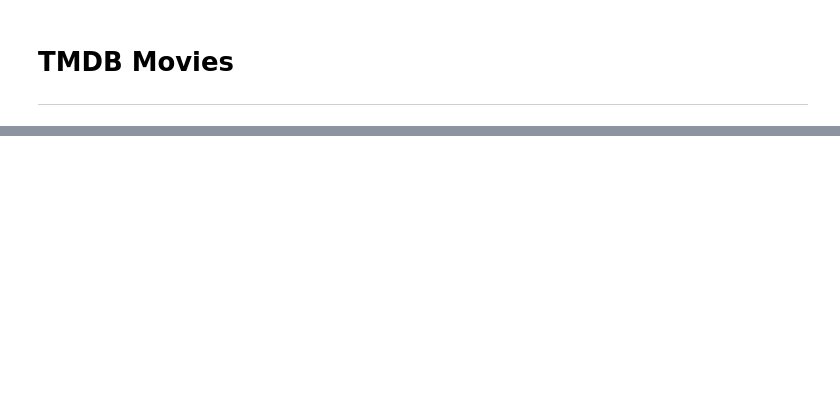
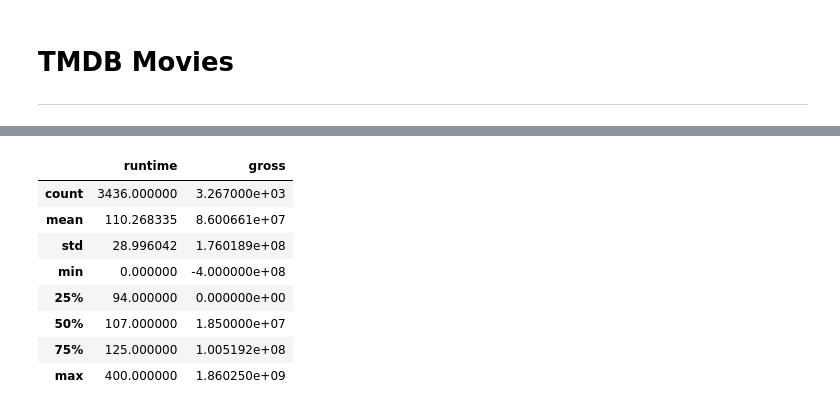
Before and after one commit to BramSunner/project-4-group-18, a Jupyter notebook: data_cleaning/data_cleaning.ipynb, the cells around one changed output, grey strips where cells are left out. Drawn from its saved outputs; the diff is of its cells as text; code cells hidden in the pictures; blank space fills up the shorter version.

```diff
--- a/data_cleaning/data_cleaning.ipynb
+++ b/data_cleaning/data_cleaning.ipynb
@@ -354,0 +566,6 @@ w_df.head()
+# %%
+# This is looking good. Time to add the two DataFrames together.
+concat_df = pd.concat([imdb_df, tmdb_df])
+
+display(concat_df.info())
+display(concat_df.head())
@@ -354,0 +597,16 @@ w_df.head()
+# %%
+# Let's fill in some of the data that is still missing.
+# We have a lot missing from gross.
+# And 1 row is missing the runtime.
+# First, we need to find the best way to impute the values.
+concat_df[['runtime', 'gross']].describe()
+# %% [output]
+|  | runtime | gross |
+| count | 3436.000000 | 3.267000e+03 |
+| mean | 110.268335 | 8.600661e+07 |
+| std | 28.996042 | 1.760189e+08 |
+| min | 0.000000 | -4.000000e+08 |
+| 25% | 94.000000 | 0.000000e+00 |
+| 50% | 107.000000 | 1.850000e+07 |
+| 75% | 125.000000 | 1.005192e+08 |
+| max | 400.000000 | 1.860250e+09 |
```
Also changed, not shown: parts of 13 cells of this notebook, 1 other file.
